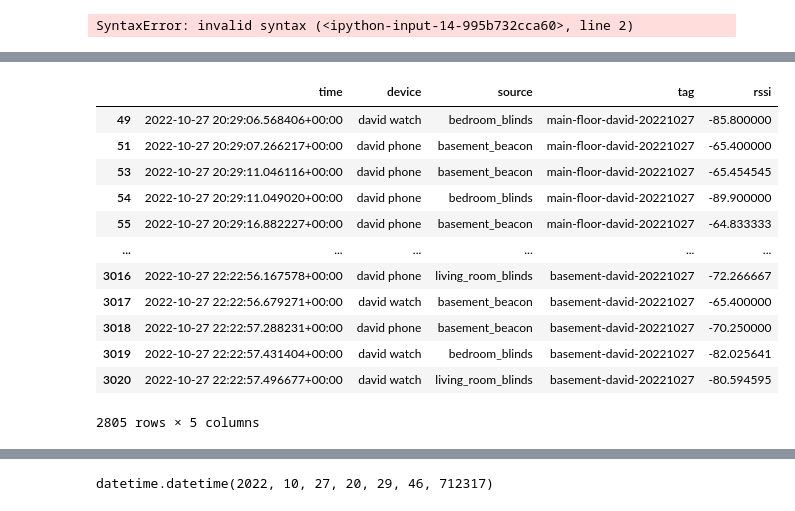
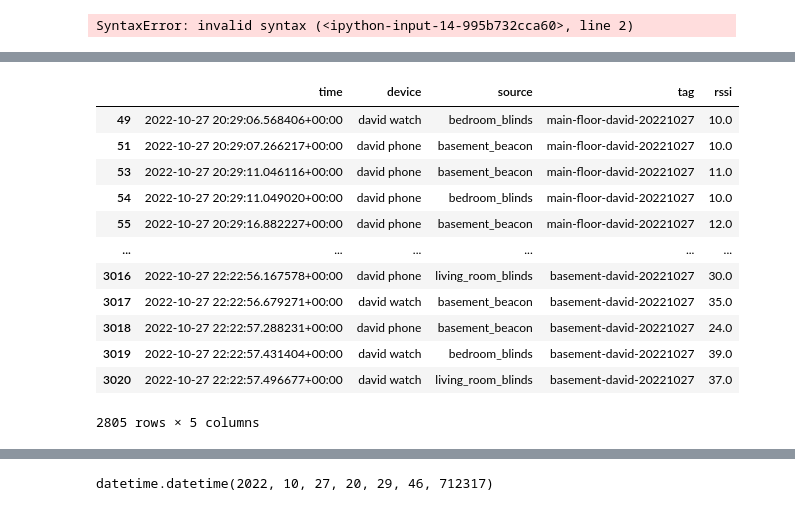
Before and after one commit to dgrnbrg/appdaemon-configs, a Jupyter notebook: appdaemon-dev.ipynb, the cells around one changed output, grey strips where cells are left out. Saved outputs shown, nothing was run; the diff lists cells and outputs as text; code cells hidden in the pictures.

```diff
--- a/appdaemon-dev.ipynb
+++ b/appdaemon-dev.ipynb
@@ -323,21 +316,24 @@ df
 # %%
 rolling_rssi = df.set_index('time').groupby(['device', 'source']).rolling("3min", min_periods=10)['rssi'].mean().reset_index()
+rolling_rssi_count = df.set_index('time').groupby(['device', 'source']).rolling("3min", min_periods=10)['rssi'].count().reset_index()
 #rolling_rssi = rolling_rssi.set_index('time').groupby(['device', 'source']).rolling("5min", min_periods=5)['rssi'].mean().reset_index()
-rolling_labeled = pd.merge(df.drop('rssi', axis=1), rolling_rssi, on=['device', 'source', 'time']).dropna()
+rolling_labeled = df.drop('rssi', axis=1)
+# rolling_labeled = pd.merge(rolling_labeled, rolling_rssi, on=['device', 'source', 'time']).dropna()
+rolling_labeled = pd.merge(rolling_labeled, rolling_rssi_count, on=['device', 'source', 'time']).dropna()
 rolling_labeled
 # %% [output]
 |  | time | device | source | tag | rssi |
-| 49 | 2022-10-27 20:29:06.568406+00:00 | david watch | bedroom_blinds | main-floor-david-20221027 | -85.800000 |
-| 51 | 2022-10-27 20:29:07.266217+00:00 | david phone | basement_beacon | main-floor-david-20221027 | -65.400000 |
-| 53 | 2022-10-27 20:29:11.046116+00:00 | david phone | basement_beacon | main-floor-david-20221027 | -65.454545 |
-| 54 | 2022-10-27 20:29:11.049020+00:00 | david phone | bedroom_blinds | main-floor-david-20221027 | -89.900000 |
-| 55 | 2022-10-27 20:29:16.882227+00:00 | david phone | basement_beacon | main-floor-david-20221027 | -64.833333 |
+| 49 | 2022-10-27 20:29:06.568406+00:00 | david watch | bedroom_blinds | main-floor-david-20221027 | 10.0 |
+| 51 | 2022-10-27 20:29:07.266217+00:00 | david phone | basement_beacon | main-floor-david-20221027 | 10.0 |
+| 53 | 2022-10-27 20:29:11.046116+00:00 | david phone | basement_beacon | main-floor-david-20221027 | 11.0 |
+| 54 | 2022-10-27 20:29:11.049020+00:00 | david phone | bedroom_blinds | main-floor-david-20221027 | 10.0 |
+| 55 | 2022-10-27 20:29:16.882227+00:00 | david phone | basement_beacon | main-floor-david-20221027 | 12.0 |
 | ... | ... | ... | ... | ... | ... |
-| 3016 | 2022-10-27 22:22:56.167578+00:00 | david phone | living_room_blinds | basement-david-20221027 | -72.266667 |
-| 3017 | 2022-10-27 22:22:56.679271+00:00 | david watch | basement_beacon | basement-david-20221027 | -65.400000 |
-| 3018 | 2022-10-27 22:22:57.288231+00:00 | david phone | basement_beacon | basement-david-20221027 | -70.250000 |
-| 3019 | 2022-10-27 22:22:57.431404+00:00 | david watch | bedroom_blinds | basement-david-20221027 | -82.025641 |
-| 3020 | 2022-10-27 22:22:57.496677+00:00 | david watch | living_room_blinds | basement-david-20221027 | -80.594595 |
+| 3016 | 2022-10-27 22:22:56.167578+00:00 | david phone | living_room_blinds | basement-david-20221027 | 30.0 |
+| 3017 | 2022-10-27 22:22:56.679271+00:00 | david watch | basement_beacon | basement-david-20221027 | 35.0 |
+| 3018 | 2022-10-27 22:22:57.288231+00:00 | david phone | basement_beacon | basement-david-20221027 | 24.0 |
+| 3019 | 2022-10-27 22:22:57.431404+00:00 | david watch | bedroom_blinds | basement-david-20221027 | 39.0 |
+| 3020 | 2022-10-27 22:22:57.496677+00:00 | david watch | living_room_blinds | basement-david-20221027 | 37.0 |
 2805 rows × 5 columns
 # %%
 with_station = rolling_labeled
```
Also changed, not shown: parts of 5 cells of this notebook, 3 other files.
